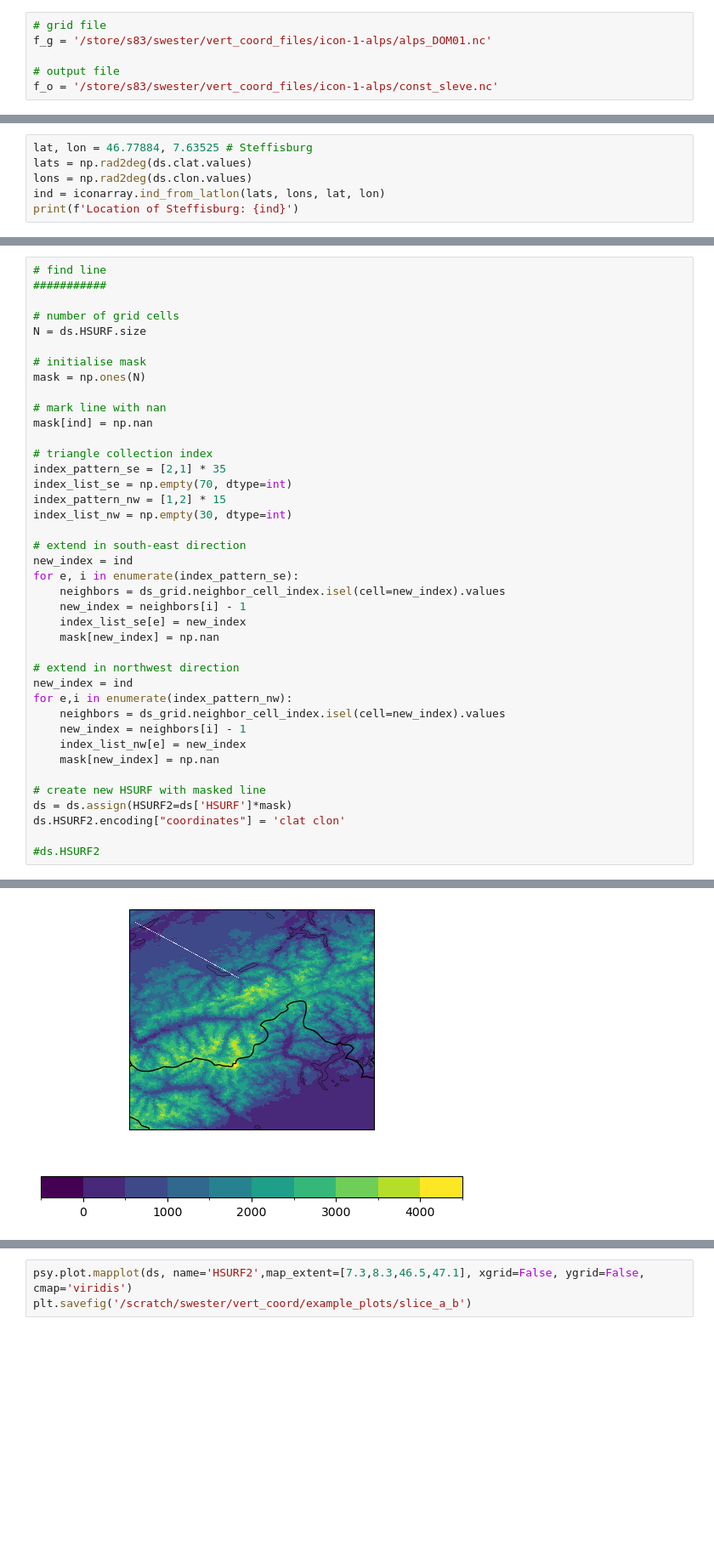
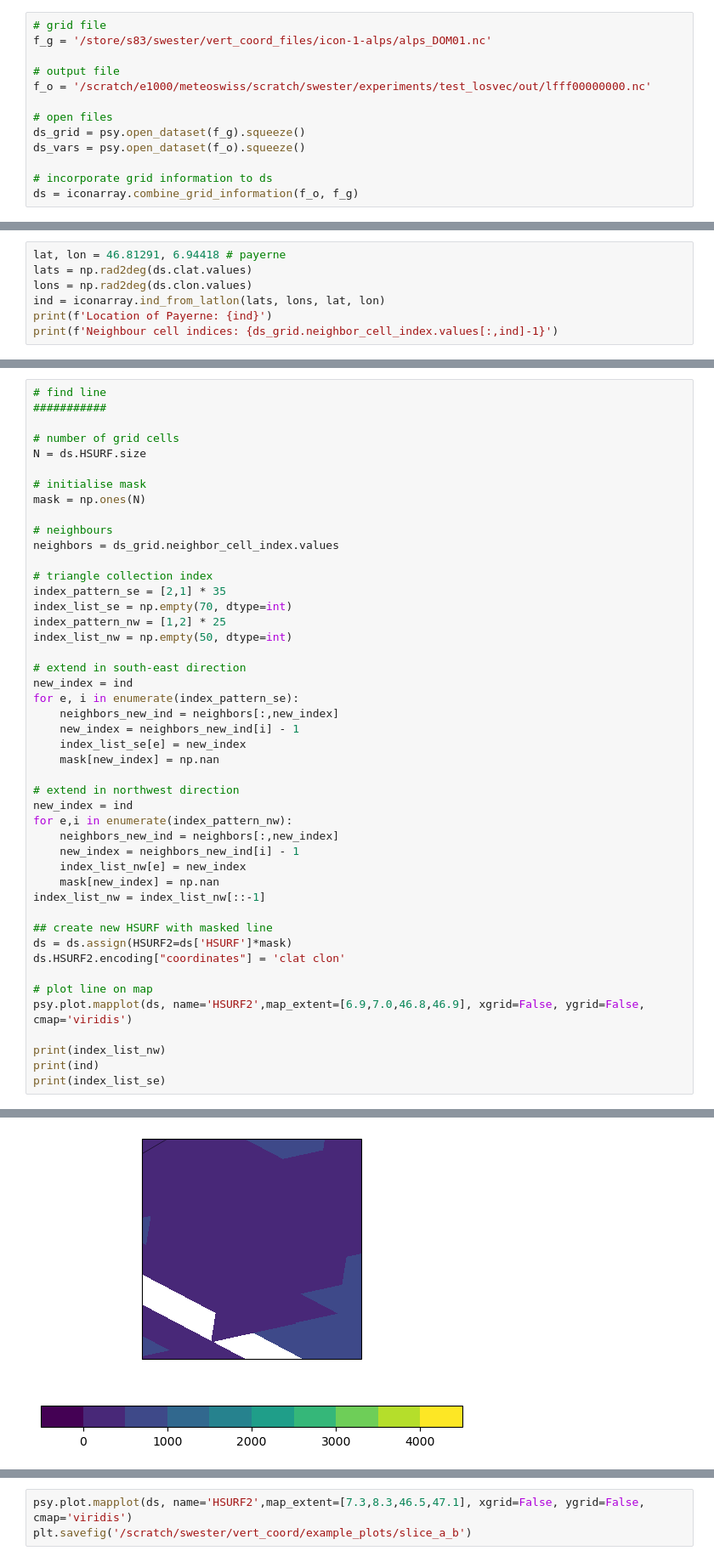
Before and after one commit to MeteoSwiss-APN/vert_coord, a Jupyter notebook: losvec_slices.ipynb, the cells around one changed output, grey strips where cells are left out. Shown at 85% size. Cells and saved outputs as stored; diff of their text form; blank space fills up the shorter version.

Commit message:
fix transect, plot hhl

```diff
--- a/losvec_slices.ipynb
+++ b/losvec_slices.ipynb
@@ -9,4 +13,11 @@ import iconarray
 f_g = '/store/s83/swester/vert_coord_files/icon-1-alps/alps_DOM01.nc'
 
 # output file
-f_o = '/store/s83/swester/vert_coord_files/icon-1-alps/const_sleve.nc'
+f_o = '/scratch/e1000/meteoswiss/scratch/swester/experiments/test_losvec/out/lfff00000000.nc'
+
+# open files
+ds_grid = psy.open_dataset(f_g).squeeze()
+ds_vars = psy.open_dataset(f_o).squeeze()
+
+# incorporate grid information to ds
+ds = iconarray.combine_grid_information(f_o, f_g)
@@ -58,7 +34,8 @@ psyplot.project.Project([    arr1: 1-dim DataArray of HSURF, with (cell)=(417776
 # %%
-lat, lon = 46.77884, 7.63525 # Steffisburg
+lat, lon = 46.81291, 6.94418 # payerne
 lats = np.rad2deg(ds.clat.values)
 lons = np.rad2deg(ds.clon.values)
 ind = iconarray.ind_from_latlon(lats, lons, lat, lon)
-print(f'Location of Steffisburg: {ind}')
+print(f'Location of Payerne: {ind}')
+print(f'Neighbour cell indices: {ds_grid.neighbor_cell_index.values[:,ind]-1}')
 # %% [output]
@@ -73,34 +51,40 @@ N = ds.HSURF.size
 # initialise mask
 mask = np.ones(N)
 
-# mark line with nan
-mask[ind] = np.nan
+# neighbours
+neighbors = ds_grid.neighbor_cell_index.values
 
 # triangle collection index
 index_pattern_se = [2,1] * 35
 index_list_se = np.empty(70, dtype=int)
-index_pattern_nw = [1,2] * 15
-index_list_nw = np.empty(30, dtype=int)
+index_pattern_nw = [1,2] * 25
+index_list_nw = np.empty(50, dtype=int)
 
 # extend in south-east direction
 new_index = ind
 for e, i in enumerate(index_pattern_se):
-    neighbors = ds_grid.neighbor_cell_index.isel(cell=new_index).values
-    new_index = neighbors[i] - 1
+    neighbors_new_ind = neighbors[:,new_index]
+    new_index = neighbors_new_ind[i] - 1
     index_list_se[e] = new_index
     mask[new_index] = np.nan
 
 # extend in northwest direction
 new_index = ind
 for e,i in enumerate(index_pattern_nw):
-    neighbors = ds_grid.neighbor_cell_index.isel(cell=new_index).values
-    new_index = neighbors[i] - 1
+    neighbors_new_ind = neighbors[:,new_index]
+    new_index = neighbors_new_ind[i] - 1
     index_list_nw[e] = new_index
     mask[new_index] = np.nan
+index_list_nw = index_list_nw[::-1]
 
-# create new HSURF with masked line
+## create new HSURF with masked line
 ds = ds.assign(HSURF2=ds['HSURF']*mask)
 ds.HSURF2.encoding["coordinates"] = 'clat clon'
 
-#ds.HSURF2
+# plot line on map
+psy.plot.mapplot(ds, name='HSURF2',map_extent=[6.9,7.0,46.8,46.9], xgrid=False, ygrid=False, cmap='viridis')
+
+print(index_list_nw)
+print(ind)
+print(index_list_se)
 # %% [output]
@@ -108 +104 @@ psyplot.project.Project([    arr3: 1-dim DataArray of HSURF2, with (cell)=(41777
-[figure, old version]
+[figure, new version]
```
Also changed, not shown: parts of 18 cells of this notebook, 3 other files.
